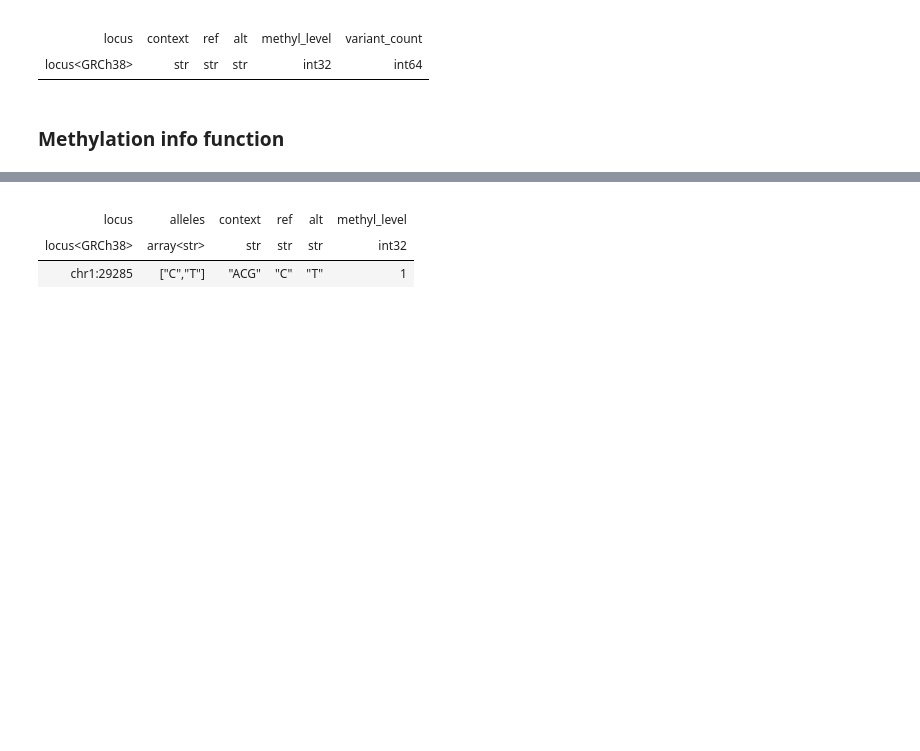
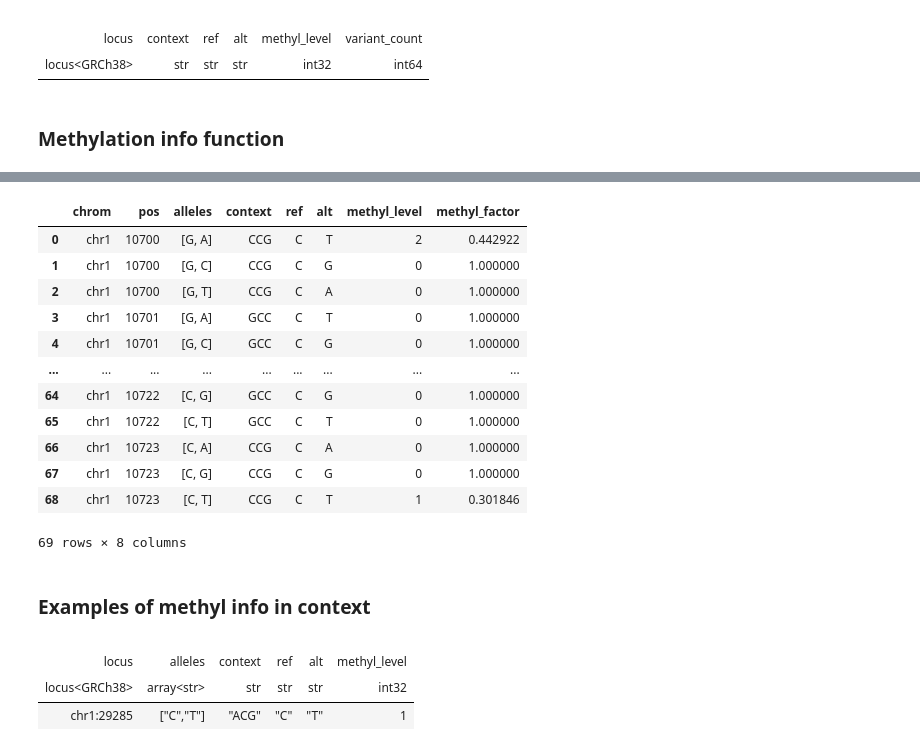
Before and after one commit to haedong31/gnomad-nc-constraint, a Jupyter notebook: data_eda.ipynb, the cells around one changed output, grey strips where cells are left out. Drawn from its saved outputs; the diff is of its cells as text; code cells hidden in the pictures; blank space fills up the shorter version.

```diff
--- a/data_eda.ipynb
+++ b/data_eda.ipynb
@@ -230,0 +348,12 @@ row_slice[['context', 'ref', 'alt', 'methylation_level', 'methyl_factor']]
+# %%
+import time
+
+starts=[10650, 10675, 10700]
+ends=[10674, 10694, 10724]
+
+df = []
+for start, end in zip(starts, ends):
+    startt = time.time()
+    df.append(get_methyl_adj('chr1', start=start, end=end, context_ht=context_ht))
+    endt = time.time()
+    print(f'Elapsed time: {endt-startt}')
@@ -231,3 +364,21 @@ row_slice[['context', 'ref', 'alt', 'methylation_level', 'methyl_factor']]
+# %%
+df[2]
+# %% [output]
+|  | chrom | pos | alleles | context | ref | alt | methyl_level | methyl_factor |
+| 0 | chr1 | 10700 | [G, A] | CCG | C | T | 2 | 0.442922 |
+| 1 | chr1 | 10700 | [G, C] | CCG | C | G | 0 | 1.000000 |
+| 2 | chr1 | 10700 | [G, T] | CCG | C | A | 0 | 1.000000 |
+| 3 | chr1 | 10701 | [G, A] | GCC | C | T | 0 | 1.000000 |
+| 4 | chr1 | 10701 | [G, C] | GCC | C | G | 0 | 1.000000 |
+| ... | ... | ... | ... | ... | ... | ... | ... | ... |
+| 64 | chr1 | 10722 | [C, G] | GCC | C | G | 0 | 1.000000 |
+| 65 | chr1 | 10722 | [C, T] | GCC | C | T | 0 | 1.000000 |
+| 66 | chr1 | 10723 | [C, A] | CCG | C | A | 0 | 1.000000 |
+| 67 | chr1 | 10723 | [C, G] | CCG | C | G | 0 | 1.000000 |
+| 68 | chr1 | 10723 | [C, T] | CCG | C | T | 1 | 0.301846 |
+69 rows × 8 columns
+# %% [markdown]
+### Examples of methyl info in context
 # %%
 context_ht.filter((context_ht.context == 'ACG') & (context_ht.alt == 'T') & (context_ht.locus == hl.locus('chr1', 29285, reference_genome='GRCh38'))).show()
 # %% [output]
```
Also changed, not shown: parts of 14 cells of this notebook, 1 other file.
